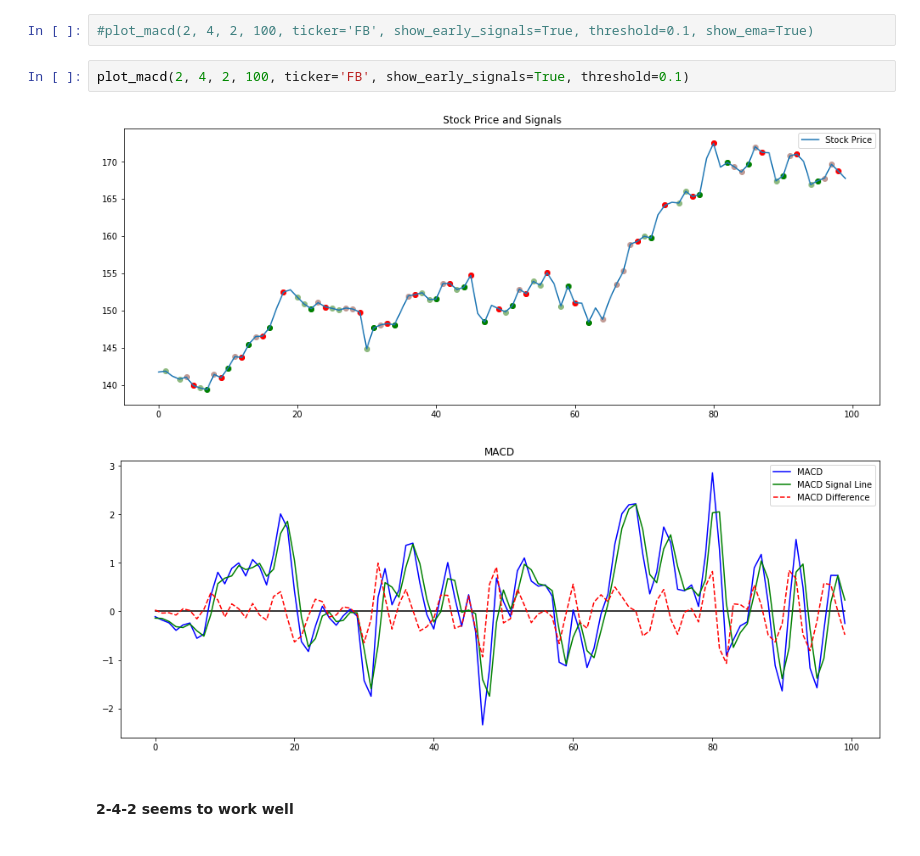
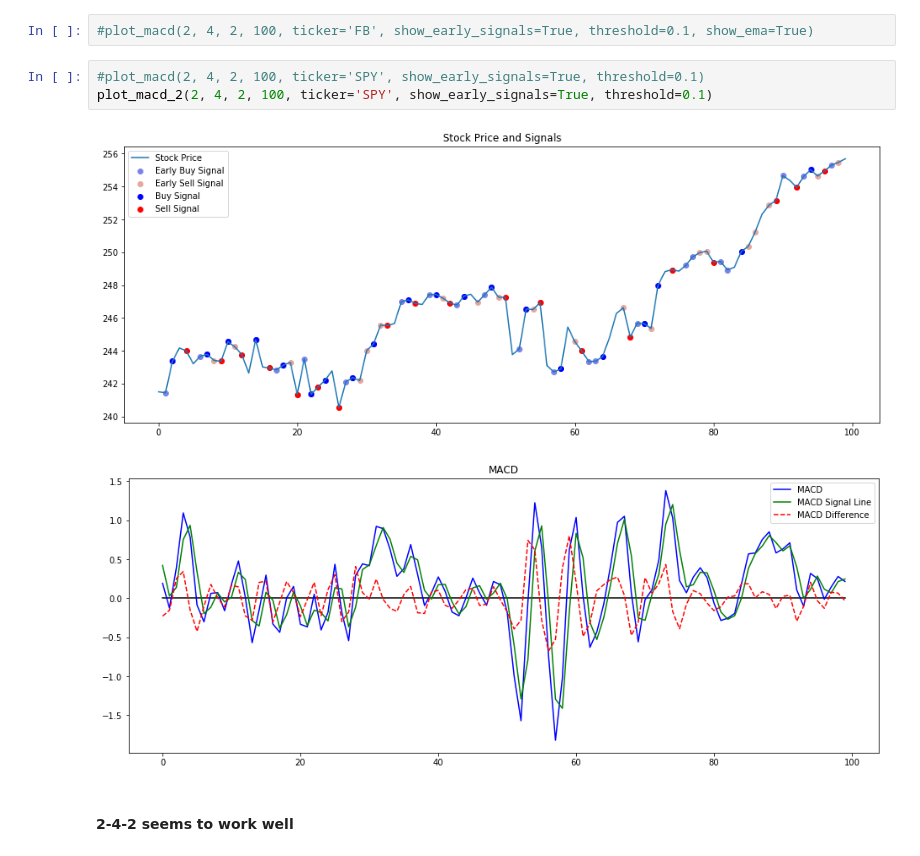
Before and after one commit to arnokha/stock_play, a Jupyter notebook: 18_MACD.ipynb, the cells around one changed output. Cells and saved outputs as stored; diff of their text form.

```diff
--- a/18_MACD.ipynb
+++ b/18_MACD.ipynb
@@ -172,9 +318,10 @@ def plot_macd(fast_period, slow_period, macd_ema_period, viewing_window,
 # %%
 #plot_macd(2, 4, 2, 100, ticker='FB', show_early_signals=True, threshold=0.1, show_ema=True)
 # %%
-plot_macd(2, 4, 2, 100, ticker='FB', show_early_signals=True, threshold=0.1)
+#plot_macd(2, 4, 2, 100, ticker='SPY', show_early_signals=True, threshold=0.1)
+plot_macd_2(2, 4, 2, 100, ticker='SPY', show_early_signals=True, threshold=0.1)
 # %% [output]
-[figure, old version]
+[figure, new version]
-[figure, old version]
+[figure, new version]
 # %% [markdown]
 #### 2-4-2 seems to work well
```
Also changed, not shown: parts of 6 cells of this notebook, 22 other files.
